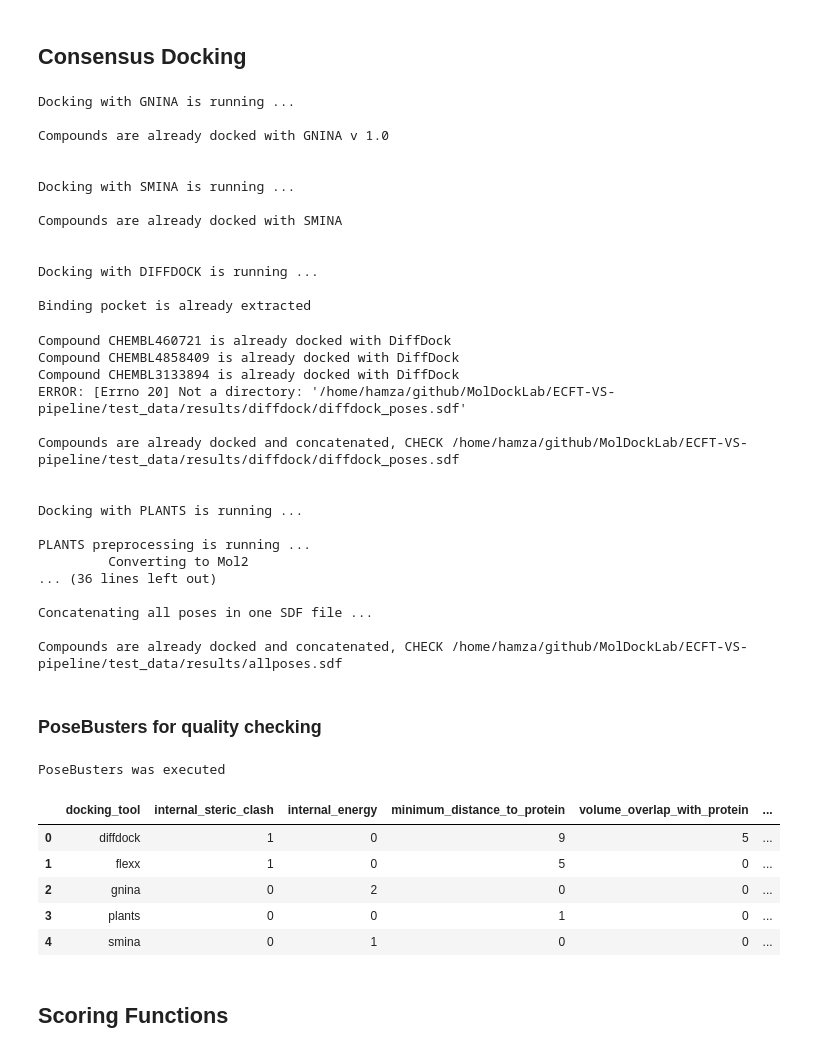
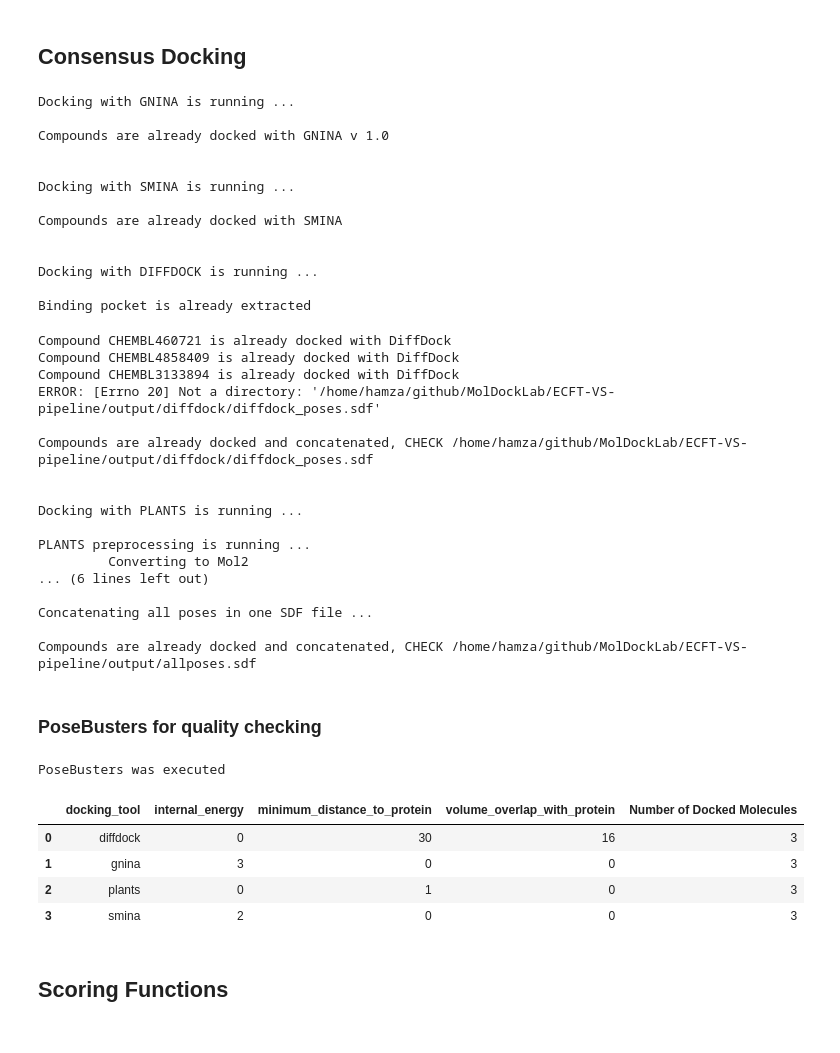
Before and after one commit to volkamerlab/MolDockLab, a Jupyter notebook: test_run.ipynb, the cells around one changed output. Saved outputs shown, nothing was run; the diff lists cells and outputs as text; code cells hidden in the pictures.

```diff
--- a/test_run.ipynb
+++ b/test_run.ipynb
@@ -43,17 +35,16 @@ with the subprocess module.
 # %%
-protein_name  = '5UG9_noligand_protoss.pdb'
-ligand_library = 'test_three_cpds.sdf'
-reference_ligand = 'ref_ligand.pdb'
+protein_name  = 'test_data/5UG9_noligand_protoss.pdb'
+ligand_library = 'test_data/test_three_cpds.sdf'
+reference_ligand = 'test_data/ref_ligand.pdb'
 # %%
 HERE = Path(_dh[-1])
-DATA = (HERE / "test_data")
 software = (HERE / "software")
-protein_file = (DATA  / protein_name)
-ligand_library = (DATA / ligand_library)
-ref_file = (DATA /  reference_ligand)
+protein_path = (HERE  / protein_name)
+known_ligand_library = (HERE / ligand_library)
+ref_file = (HERE /  reference_ligand)
 
 
-OUTPUT = DATA / "results"
+OUTPUT = HERE / "output"
 OUTPUT.mkdir(exist_ok=True)
 # %% [markdown]
 # MolDockLab Workflow
@@ -102,7 +77,7 @@ from src.docking import docking
 
 docking(
         docking_programs,
-        protein_file,
+        protein_path,
         output_prepared_mols,
         ref_file,
         exhaustiveness,
@@ -127,38 +102,37 @@ Binding pocket is already extracted
 Compound CHEMBL460721 is already docked with DiffDock
 Compound CHEMBL4858409 is already docked with DiffDock
 Compound CHEMBL3133894 is already docked with DiffDock
-ERROR: [Errno 20] Not a directory: '/home/hamza/github/MolDockLab/ECFT-VS-pipeline/test_data/results/diffdock/diffdock_poses.sdf'
+ERROR: [Errno 20] Not a directory: '/home/hamza/github/MolDockLab/ECFT-VS-pipeline/output/diffdock/diffdock_poses.sdf'
 
-Compounds are already docked and concatenated, CHECK /home/hamza/github/MolDockLab/ECFT-VS-pipeline/test_data/results/diffdock/diffdock_poses.sdf
+Compounds are already docked and concatenated, CHECK /home/hamza/github/MolDockLab/ECFT-VS-pipeline/output/diffdock/diffdock_poses.sdf
 
 
 Docking with PLANTS is running ...
 
 PLANTS preprocessing is running ...
          Converting to Mol2
-... (36 lines left out)
+... (6 lines left out)
 
 Concatenating all poses in one SDF file ...
 
-Compounds are already docked and concatenated, CHECK /home/hamza/github/MolDockLab/ECFT-VS-pipeline/test_data/results/allposes.sdf
+Compounds are already docked and concatenated, CHECK /home/hamza/github/MolDockLab/ECFT-VS-pipeline/output/allposes.sdf
 # %% [markdown]
 ### PoseBusters for quality checking
 # %%
-protein_name = 'egfr'
+protein_name = '5UG9_noligand_protoss'
 docking_tools_results = poses_checker(
     poses_path= OUTPUT / 'allposes.sdf',
-    protein_path= protein_file,
+    protein_path= protein_path,
     output_file= OUTPUT / f'{protein_name}_posebusters_results.csv'
     )
 docking_tools_results
 # %% [output]
 PoseBusters was executed
-|  | docking_tool | internal_steric_clash | internal_energy | minimum_distance_to_protein | volume_overlap_with_protein | ... |
-| 0 | diffdock | 1 | 0 | 9 | 5 | ... |
-| 1 | flexx | 1 | 0 | 5 | 0 | ... |
-| 2 | gnina | 0 | 2 | 0 | 0 | ... |
-| 3 | plants | 0 | 0 | 1 | 0 | ... |
-| 4 | smina | 0 | 1 | 0 | 0 | ... |
+|  | docking_tool | internal_energy | minimum_distance_to_protein | volume_overlap_with_protein | Number of Docked Molecules |
+| 0 | diffdock | 0 | 30 | 16 | 3 |
+| 1 | gnina | 3 | 0 | 0 | 3 |
+| 2 | plants | 0 | 1 | 0 | 3 |
+| 3 | smina | 2 | 0 | 0 | 3 |
 # %% [markdown]
 ## Scoring Functions
 # %%
```
Also changed, not shown: parts of 36 cells of this notebook, 4 other files.
